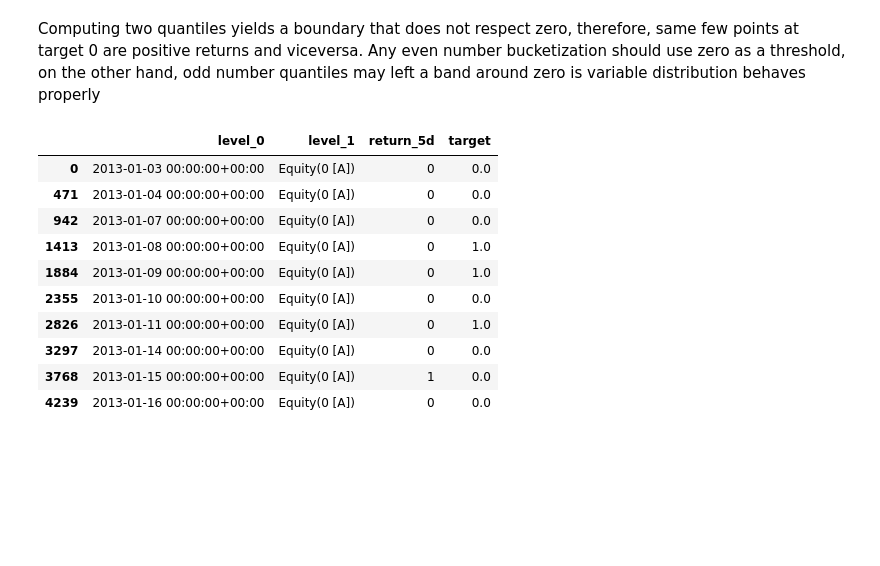
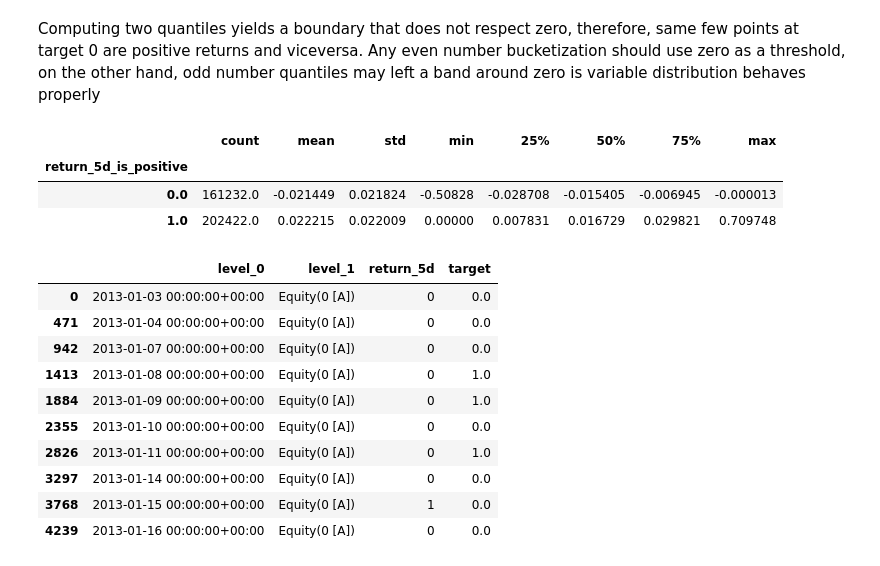
Before and after one commit to manualrg/dslab-ai-for-trading, a Jupyter notebook: alpha_factors/04_alphaml_feat_eng.ipynb, the cells around one changed output. Cells and saved outputs as stored; diff of their text form; code cells hidden in the pictures; blank space fills up the shorter version.

```diff
--- a/alpha_factors/04_alphaml_feat_eng.ipynb
+++ b/alpha_factors/04_alphaml_feat_eng.ipynb
@@ -276,6 +276,13 @@ Computing two quantiles yields a boundary that does not respect zero, therefore,
 # %%
 return_d_raw_is_positive = 'return_{}d_is_positive'.format(TAU)
 targets_df[return_d_raw_is_positive] = targets_df[return_d_raw].apply(utils.safe_positive)
+# %%
+targets_df.groupby(return_d_raw_is_positive)[return_d_raw].describe()
+# %% [output]
+|  | count | mean | std | min | 25% | 50% | 75% | max |
+| return_5d_is_positive |  |  |  |  |  |  |  |  |
+| 0.0 | 161232.0 | -0.021449 | 0.021824 | -0.50828 | -0.028708 | -0.015405 | -0.006945 | -0.000013 |
+| 1.0 | 202422.0 | 0.022215 | 0.022009 | 0.00000 | 0.007831 | 0.016729 | 0.029821 | 0.709748 |
 # %%
 targets_df[target_col] = targets_df.groupby(level=1)[return_d_raw_is_positive].shift(-TAU)
 targets_df[[return_d, target_col]].reset_index().sort_values(['level_1', 'level_0']).head(10)
```
Also changed, not shown: 2 other files.
